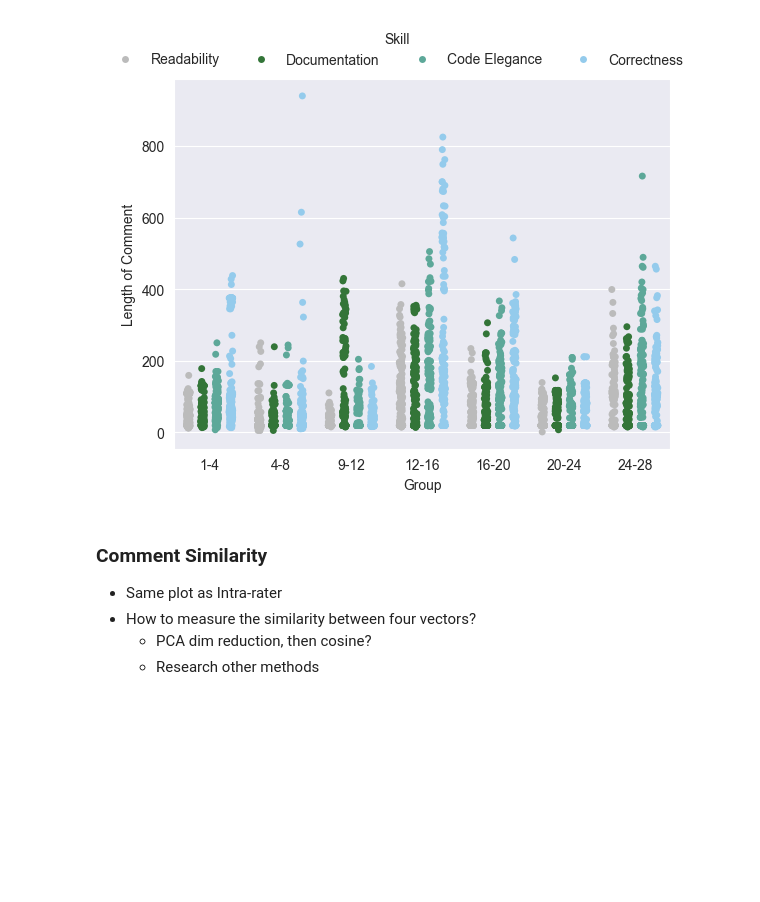
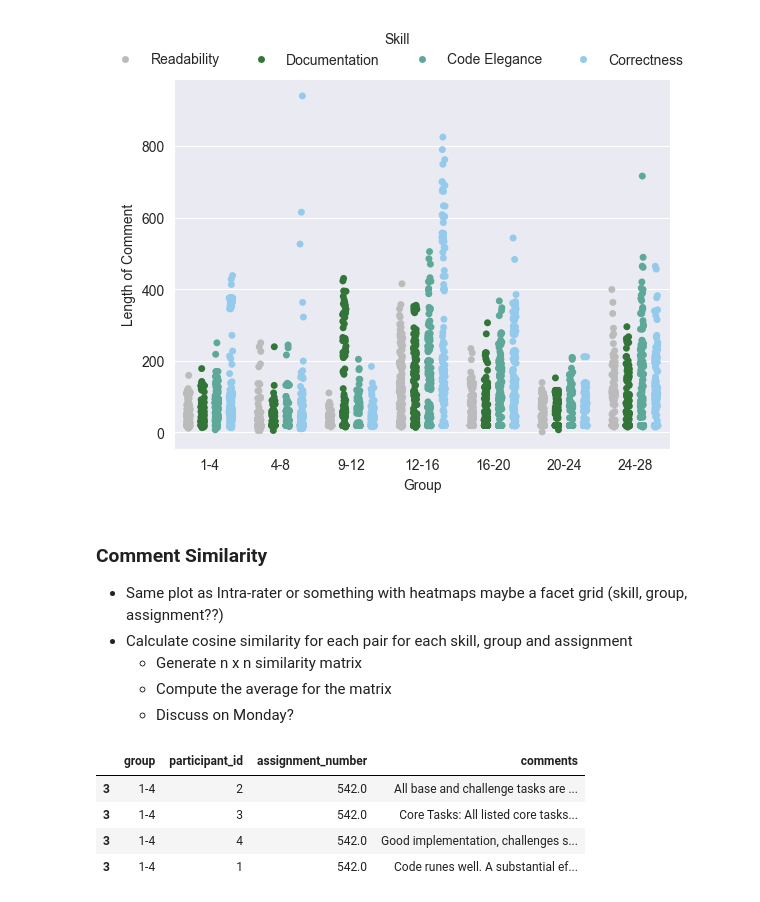
Before and after one commit to m-messer/Consistency_In_Grading_Analysis, a Jupyter notebook: feedback_analysis.ipynb, the cells around one changed output. Drawn from its saved outputs; the diff is of its cells as text; code cells hidden in the pictures; blank space fills up the shorter version.

```diff
--- a/feedback_analysis.ipynb
+++ b/feedback_analysis.ipynb
@@ -493,7 +495,17 @@ length_plt.get_figure().savefig('plots/inter_rater_length.pdf', bbox_inches='tig
 [figure]
 # %% [markdown]
 ### Comment Similarity
-- Same plot as Intra-rater
-- How to measure the similarity between four vectors?
-  - PCA dim reduction, then cosine?
-  - Research other methods
+- Same plot as Intra-rater or something with heatmaps maybe a facet grid (skill, group, assignment??)
+- Calculate cosine similarity for each pair for each skill, group and assignment
+  - Generate n x n similarity matrix
+  - Compute the average for the matrix
+  - Discuss on Monday?
+# %%
+temp_df = feedback_df[(feedback_df['group'] == '1-4') & (feedback_df['skill'] == 'Correctness') & (feedback_df['assignment_number'] == 542)][['group', 'participant_id', 'assignment_number', 'comments']].copy()
+temp_df
+# %% [output]
+|  | group | participant_id | assignment_number | comments |
+| 3 | 1-4 | 2 | 542.0 | All base and challenge tasks are ... |
+| 3 | 1-4 | 3 | 542.0 | Core Tasks: All listed core tasks... |
+| 3 | 1-4 | 4 | 542.0 | Good implementation, challenges s... |
+| 3 | 1-4 | 1 | 542.0 | Code runes well. A substantial ef... |
```
Also changed, not shown: parts of 4 cells of this notebook, 1 other file.
